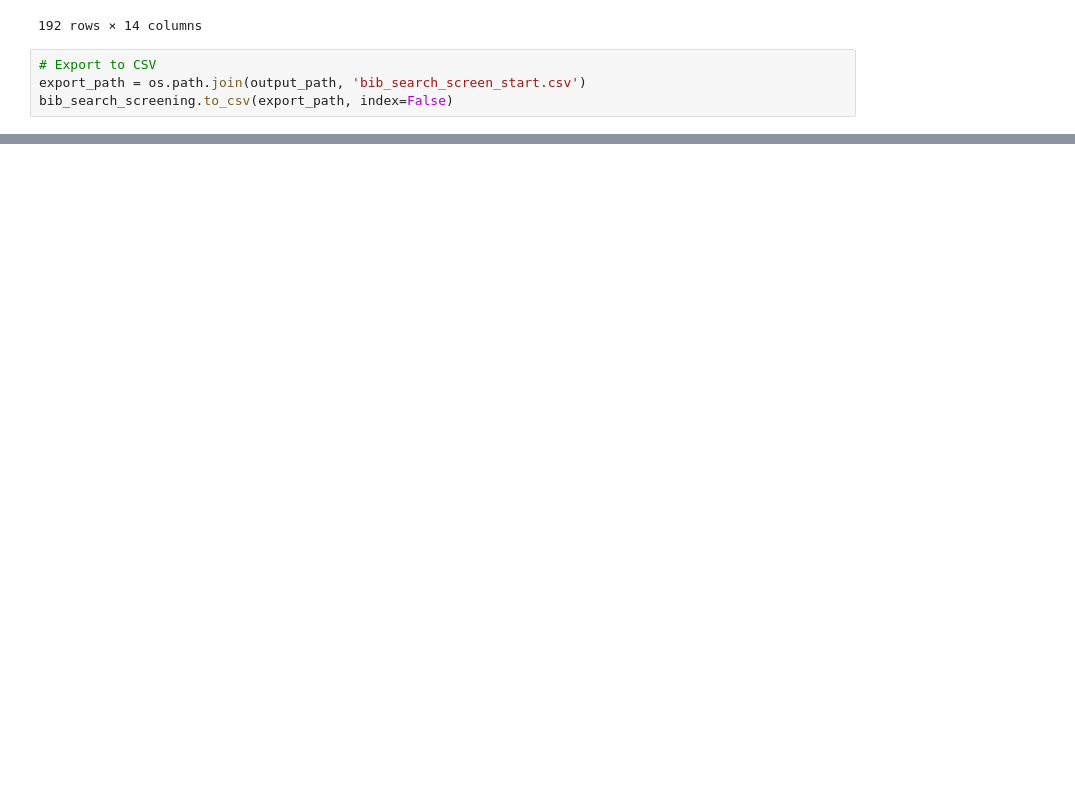
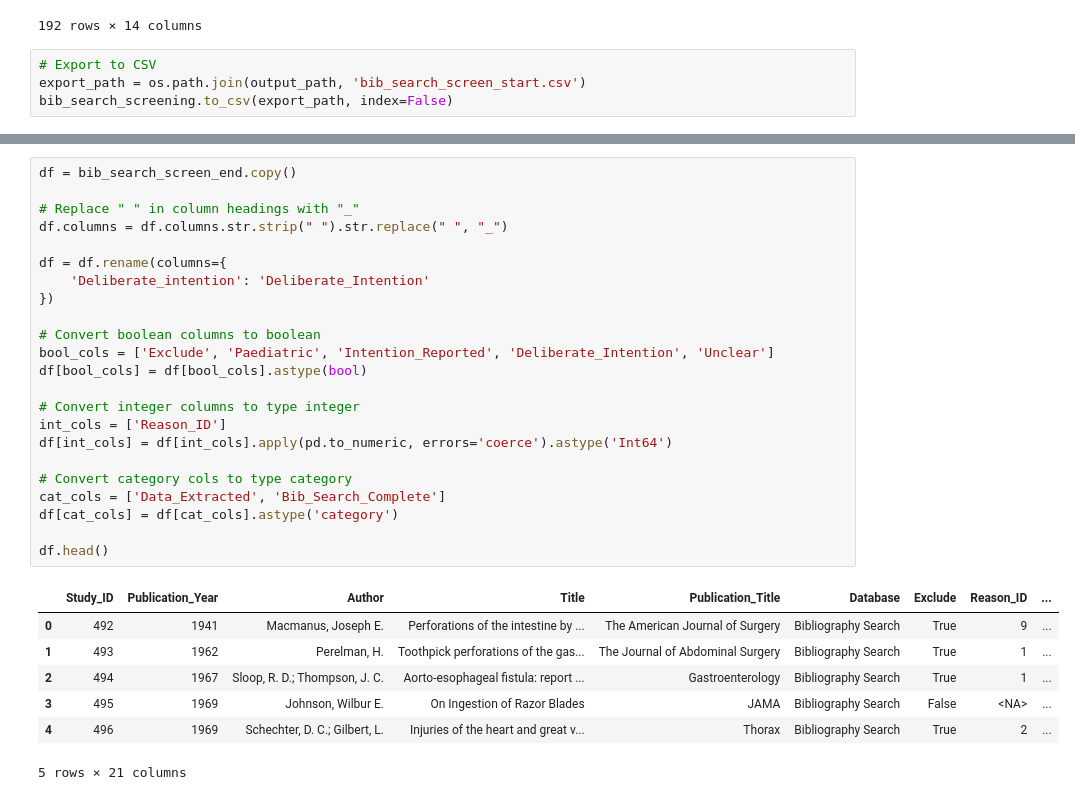
Before and after one commit to jackgedge/iifo_systematic_review, a Jupyter notebook: msc_code/notebooks/08-bibliography_search.ipynb, the cells around one changed output, grey strips where cells are left out. Cells and saved outputs as stored; diff of their text form; blank space fills up the shorter version.

```diff
--- a/msc_code/notebooks/08-bibliography_search.ipynb
+++ b/msc_code/notebooks/08-bibliography_search.ipynb
@@ -233,0 +247,31 @@ exclusion_criteria
+# %%
+df = bib_search_screen_end.copy()
+
+# Replace " " in column headings with "_"
+df.columns = df.columns.str.strip(" ").str.replace(" ", "_")
+
+df = df.rename(columns={
+    'Deliberate_intention': 'Deliberate_Intention'
+})
+
+# Convert boolean columns to boolean
+bool_cols = ['Exclude', 'Paediatric', 'Intention_Reported', 'Deliberate_Intention', 'Unclear']
+df[bool_cols] = df[bool_cols].astype(bool)
+
+# Convert integer columns to type integer
+int_cols = ['Reason_ID']
+df[int_cols] = df[int_cols].apply(pd.to_numeric, errors='coerce').astype('Int64')
+
+# Convert category cols to type category
+cat_cols = ['Data_Extracted', 'Bib_Search_Complete']
+df[cat_cols] = df[cat_cols].astype('category')
+
+df.head()
+# %% [output]
+|  | Study_ID | Publication_Year | Author | Title | Publication_Title | Database | Exclude | Reason_ID | ... |
+| 0 | 492 | 1941 | Macmanus, Joseph E. | Perforations of the intestine by ... | The American Journal of Surgery | Bibliography Search | True | 9 | ... |
+| 1 | 493 | 1962 | Perelman, H. | Toothpick perforations of the gas... | The Journal of Abdominal Surgery | Bibliography Search | True | 1 | ... |
+| 2 | 494 | 1967 | Sloop, R. D.; Thompson, J. C. | Aorto-esophageal fistula: report ... | Gastroenterology | Bibliography Search | True | 1 | ... |
+| 3 | 495 | 1969 | Johnson, Wilbur E. | On Ingestion of Razor Blades | JAMA | Bibliography Search | False | <NA> | ... |
+| 4 | 496 | 1969 | Schechter, D. C.; Gilbert, L. | Injuries of the heart and great v... | Thorax | Bibliography Search | True | 2 | ... |
+5 rows × 21 columns
```
Also changed, not shown: parts of 11 cells of this notebook, 59 other files.
